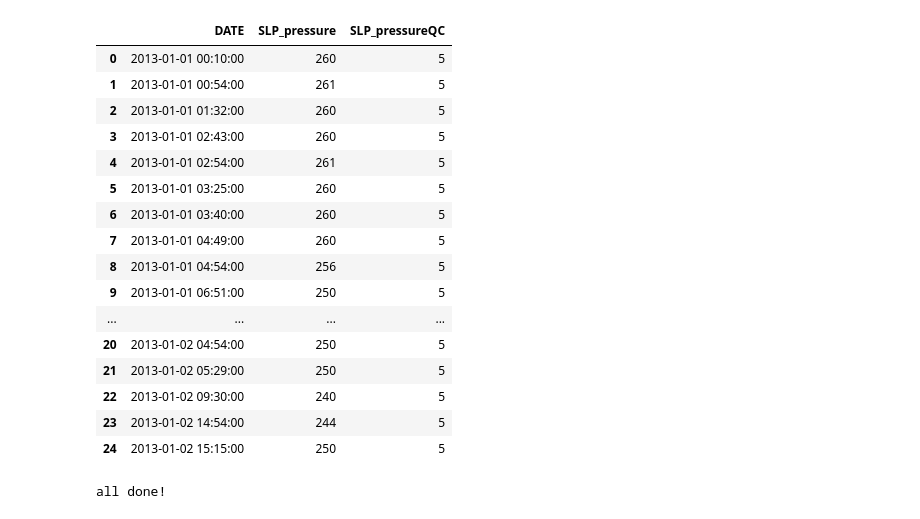
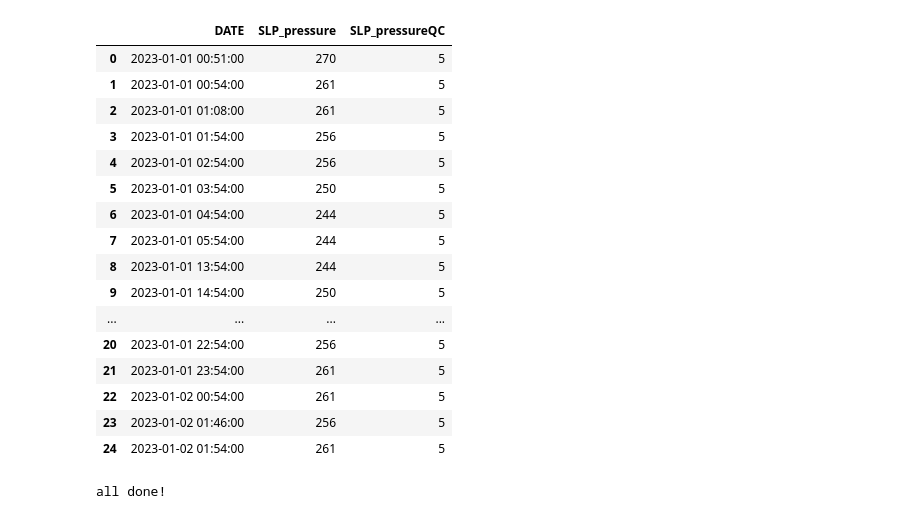
Before and after one commit to LLudivina/project-one, a Jupyter notebook: Climate_Data_Clean_Split.ipynb, the cells around one changed output. Cells and saved outputs as stored; diff of their text form; code cells hidden in the pictures.

```diff
--- a/Climate_Data_Clean_Split.ipynb
+++ b/Climate_Data_Clean_Split.ipynb
@@ -6,15 +6,9 @@ different climate tables can be loaded into a relational database.
 import pandas as pd
 import os
 import glob
+import warnings
+# Settings the warnings to be ignored
+warnings.filterwarnings('ignore')
 
 dir_path = r'resources'
-all_files = glob.glob(os.path.join(dir_path , "*.csv"))
-
-file_list = []
-for filename in all_files:
-    all_data_df = pd.read_csv(filename, index_col=None, header=0)
-    file_list.append(all_data_df)
-
-#create one large DataFrame of all years of the data
-entire_df = pd.concat(file_list, ignore_index=True)
-entire_df.tail()
+all_files = glob.glob(os.path.join(dir_path , "*.csv"), )
@@ -27,0 +15,8 @@ entire_df.tail()
+# %%
+file_list = []
+for filename in all_files:
+    all_data_df = pd.read_csv(filename, index_col=None, header=0, on_bad_lines='warn', engine='python')
+    file_list.append(all_data_df)
+
+#create one large DataFrame of all years of the data
+entire_df = pd.concat(file_list, ignore_index=True)
@@ -159,25 +233,25 @@ dew_point_df.tail()
 dew_point_df.to_csv('resources/DEW/dew_point.csv', index=False)
 # %%
 # Create sea level pressure DataFrame
-sea_level_pressure_df = entire_df.filter(['DATE','SLP_pressure', 'SLP_pressureQC'])
+sea_level_pressure_df = all_data_df.filter(['DATE','SLP_pressure', 'SLP_pressureQC'])
 sea_level_pressure_df.head(25)
 # %% [output]
 |  | DATE | SLP_pressure | SLP_pressureQC |
-| 0 | 2013-01-01 00:10:00 | 260 | 5 |
-| 1 | 2013-01-01 00:54:00 | 261 | 5 |
-| 2 | 2013-01-01 01:32:00 | 260 | 5 |
-| 3 | 2013-01-01 02:43:00 | 260 | 5 |
-| 4 | 2013-01-01 02:54:00 | 261 | 5 |
-| 5 | 2013-01-01 03:25:00 | 260 | 5 |
-| 6 | 2013-01-01 03:40:00 | 260 | 5 |
-| 7 | 2013-01-01 04:49:00 | 260 | 5 |
-| 8 | 2013-01-01 04:54:00 | 256 | 5 |
-| 9 | 2013-01-01 06:51:00 | 250 | 5 |
+| 0 | 2023-01-01 00:51:00 | 270 | 5 |
+| 1 | 2023-01-01 00:54:00 | 261 | 5 |
+| 2 | 2023-01-01 01:08:00 | 261 | 5 |
+| 3 | 2023-01-01 01:54:00 | 256 | 5 |
+| 4 | 2023-01-01 02:54:00 | 256 | 5 |
+| 5 | 2023-01-01 03:54:00 | 250 | 5 |
+| 6 | 2023-01-01 04:54:00 | 244 | 5 |
+| 7 | 2023-01-01 05:54:00 | 244 | 5 |
+| 8 | 2023-01-01 13:54:00 | 244 | 5 |
+| 9 | 2023-01-01 14:54:00 | 250 | 5 |
 | ... | ... | ... | ... |
-| 20 | 2013-01-02 04:54:00 | 250 | 5 |
-| 21 | 2013-01-02 05:29:00 | 250 | 5 |
-| 22 | 2013-01-02 09:30:00 | 240 | 5 |
-| 23 | 2013-01-02 14:54:00 | 244 | 5 |
-| 24 | 2013-01-02 15:15:00 | 250 | 5 |
+| 20 | 2023-01-01 22:54:00 | 256 | 5 |
+| 21 | 2023-01-01 23:54:00 | 261 | 5 |
+| 22 | 2023-01-02 00:54:00 | 261 | 5 |
+| 23 | 2023-01-02 01:46:00 | 256 | 5 |
+| 24 | 2023-01-02 01:54:00 | 261 | 5 |
 # %%
 # write out sea level data into csv file
```
Also changed, not shown: parts of 18 cells of this notebook.
